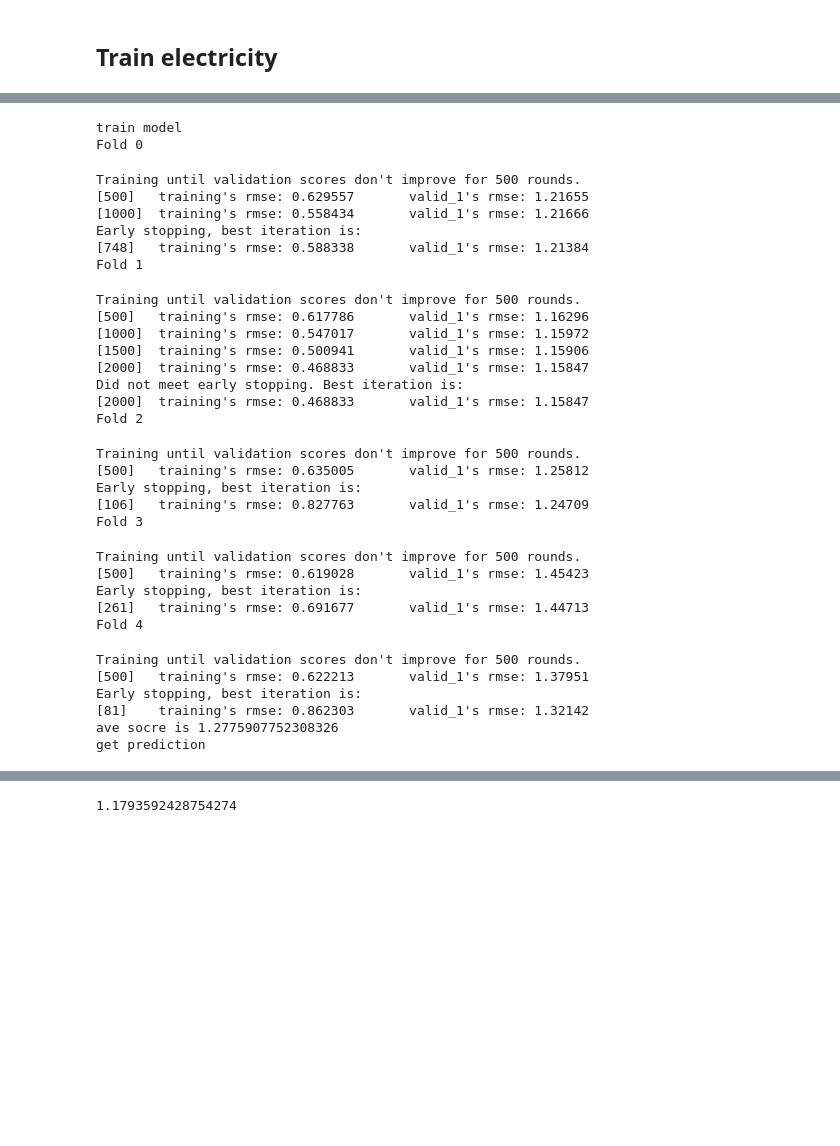
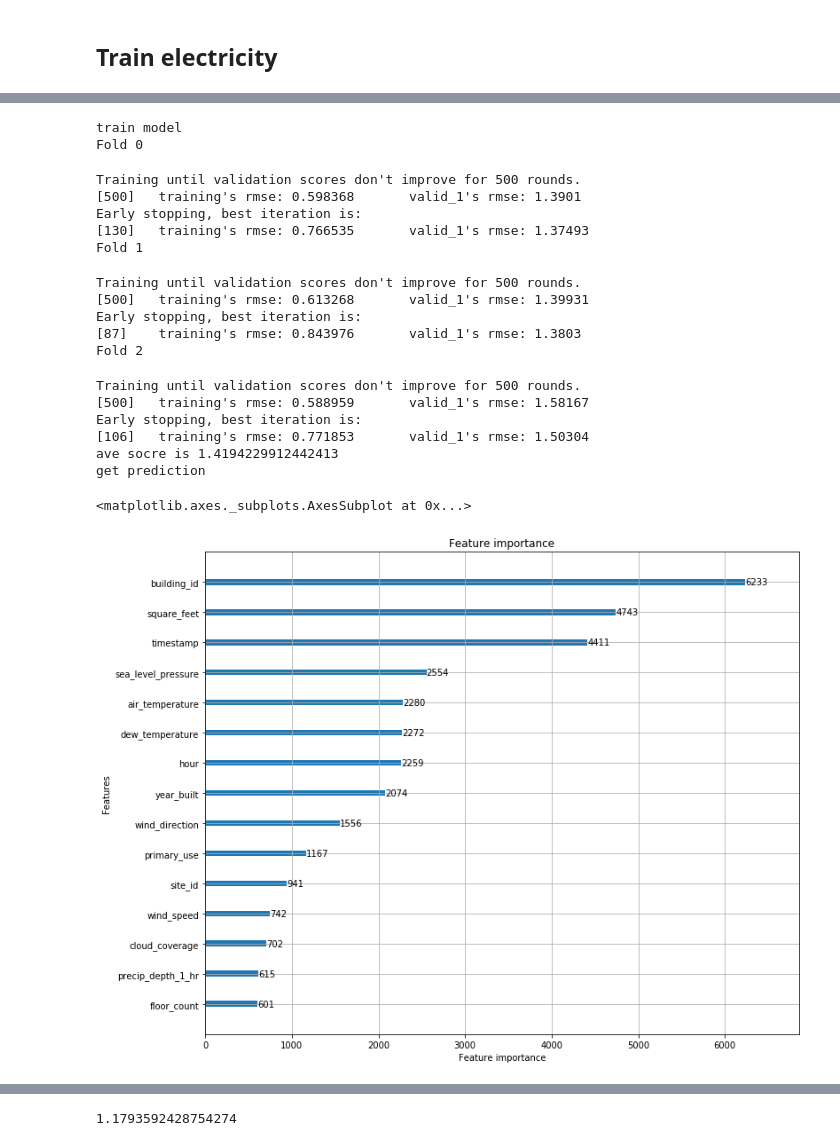
Before and after one commit to haataa/Great_Energy_Predictor, a Jupyter notebook: Baseline.ipynb, the cells around one changed output, grey strips where cells are left out. Drawn from its saved outputs; the diff is of its cells as text; code cells hidden in the pictures; blank space fills up the shorter version.

```diff
--- a/Baseline.ipynb
+++ b/Baseline.ipynb
@@ -192,36 +192,27 @@ get prediction
 # %%
-sub_cw_f,ave_score_cw = train_meter_type(1,df_train_total,df_test_total,category_cols,5)
+sub_cw_f,ave_score_cw,model_cw = train_meter_type(1,df_train_total,df_test_total,category_cols,3)
 # %% [output]
 train model
 Fold 0
 Training until validation scores don't improve for 500 rounds.
-[500]   training's rmse: 0.629557       valid_1's rmse: 1.21655
-[1000]  training's rmse: 0.558434       valid_1's rmse: 1.21666
+[500]   training's rmse: 0.598368       valid_1's rmse: 1.3901
 Early stopping, best iteration is:
-[748]   training's rmse: 0.588338       valid_1's rmse: 1.21384
+[130]   training's rmse: 0.766535       valid_1's rmse: 1.37493
 Fold 1
 Training until validation scores don't improve for 500 rounds.
-[500]   training's rmse: 0.617786       valid_1's rmse: 1.16296
-[1000]  training's rmse: 0.547017       valid_1's rmse: 1.15972
-[1500]  training's rmse: 0.500941       valid_1's rmse: 1.15906
-[2000]  training's rmse: 0.468833       valid_1's rmse: 1.15847
-Did not meet early stopping. Best iteration is:
-[2000]  training's rmse: 0.468833       valid_1's rmse: 1.15847
+[500]   training's rmse: 0.613268       valid_1's rmse: 1.39931
+Early stopping, best iteration is:
+[87]    training's rmse: 0.843976       valid_1's rmse: 1.3803
 Fold 2
 Training until validation scores don't improve for 500 rounds.
-[500]   training's rmse: 0.635005       valid_1's rmse: 1.25812
+[500]   training's rmse: 0.588959       valid_1's rmse: 1.58167
 Early stopping, best iteration is:
-[106]   training's rmse: 0.827763       valid_1's rmse: 1.24709
-Fold 3
+[106]   training's rmse: 0.771853       valid_1's rmse: 1.50304
+ave socre is 1.4194229912442413
+get prediction
-Training until validation scores don't improve for 500 rounds.
-[500]   training's rmse: 0.619028       valid_1's rmse: 1.45423
-Early stopping, best iteration is:
-[261]   training's rmse: 0.691677       valid_1's rmse: 1.44713
-Fold 4
-Training until validation scores don't improve for 500 rounds.
-[500]   training's rmse: 0.622213       valid_1's rmse: 1.37951
-Early stopping, best iteration is:
-[81]    training's rmse: 0.862303       valid_1's rmse: 1.32142
-ave socre is 1.2775907752308326
-get prediction
+# %%
+lgb.plot_importance(model_cw[0], max_num_features=20,figsize=(12,10))
+# %% [output]
+<matplotlib.axes._subplots.AxesSubplot at 0x...>
+[figure, added]
 # %%
```
Also changed, not shown: parts of 15 cells of this notebook.
